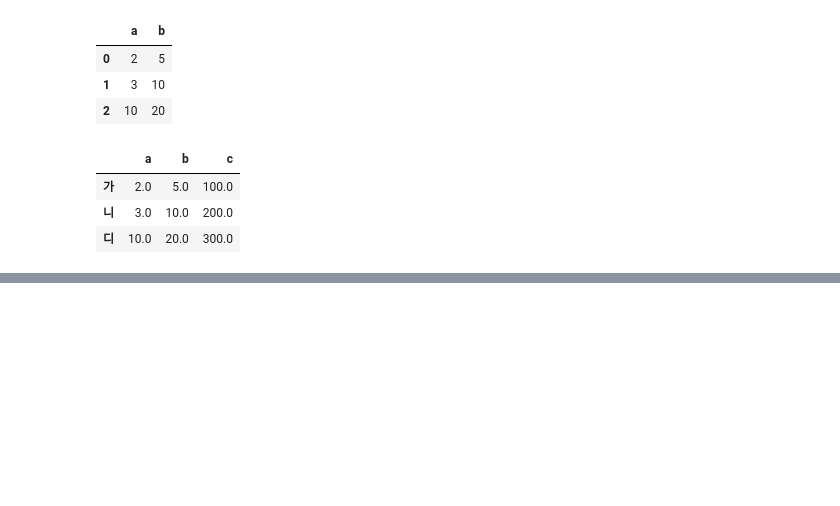
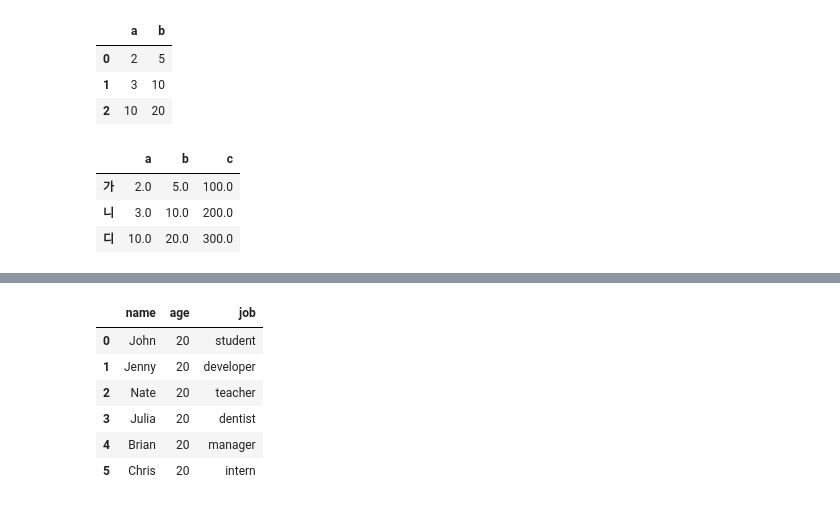
Before and after one commit to discphy/python-ai, a Jupyter notebook: DataFrame.ipynb, the cells around one changed output, grey strips where cells are left out. Saved outputs shown, nothing was run; the diff lists cells and outputs as text; code cells hidden in the pictures; blank space fills up the shorter version.

```diff
--- a/DataFrame.ipynb
+++ b/DataFrame.ipynb
@@ -137,0 +365,2 @@ df
+# %%
+df = pd.read_csv(friend_src, encoding='utf-8')
@@ -137,0 +377,2 @@ df
+# %%
+temp = df.copy()
@@ -137,0 +399,12 @@ df
+# %%
+temp['age'] = 20
+# %%
+temp
+# %% [output]
+|  | name | age | job |
+| 0 | John | 20 | student |
+| 1 | Jenny | 20 | developer |
+| 2 | Nate | 20 | teacher |
+| 3 | Julia | 20 | dentist |
+| 4 | Brian | 20 | manager |
+| 5 | Chris | 20 | intern |
```
Also changed, not shown: parts of 49 cells of this notebook, 1 other file.
